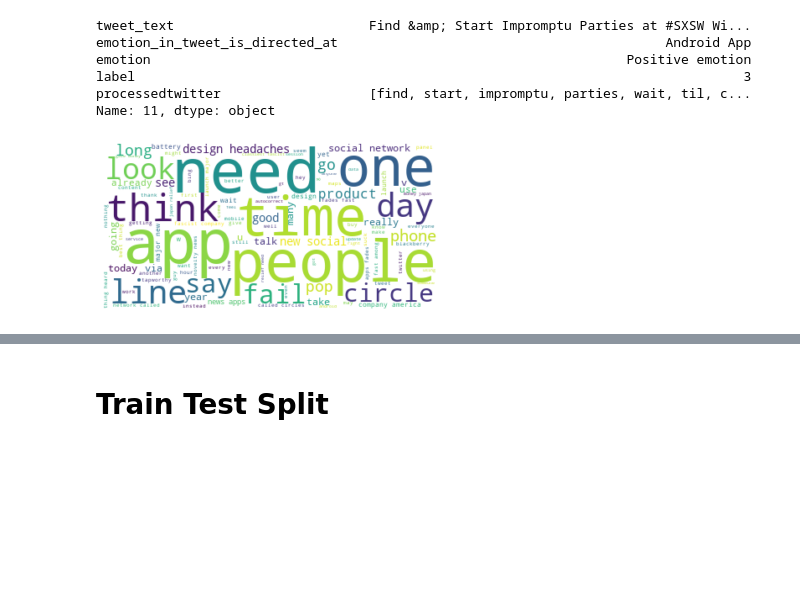
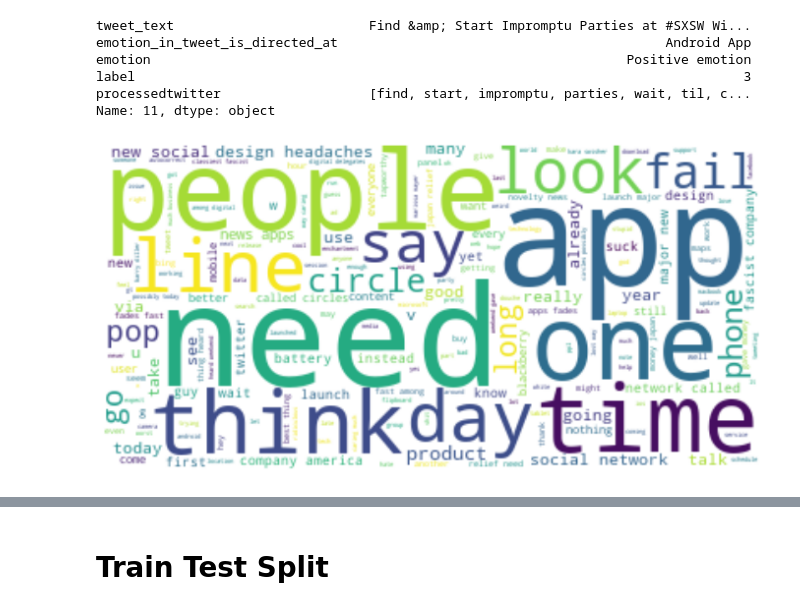
Before and after one commit to nate-walter/Twitter-NLP-Project, a Jupyter notebook: Phase-4-EDA_bretts_edits.ipynb, the cells around one changed output, grey strips where cells are left out. Saved outputs shown, nothing was run; the diff lists cells and outputs as text; code cells hidden in the pictures; blank space fills up the shorter version.

```diff
--- a/Phase-4-EDA_bretts_edits.ipynb
+++ b/Phase-4-EDA_bretts_edits.ipynb
@@ -204,22 +221,22 @@ positive_sentiment = ' '.join(map(str,  positive_sentiment))
 # %%
 from wordcloud import WordCloud
 from PIL import Image # converting images into arrays
 import matplotlib.pyplot as plt # for visualizing the data
 
 # instantiate a word cloud object
 wc = WordCloud(
     background_color='white',
     max_words=2000,
-
 )
 # generate the word cloud
 wc.generate(negative_sentiment)
 
+plt.figure(figsize=(12,10))
 plt.imshow(wc, interpolation='bilinear')
 plt.axis('off')
 plt.show()
 # %% [output]
-[figure, old version]
+[figure, new version]
 # %%
 from wordcloud import WordCloud
 from PIL import Image # converting images into arrays
```
Also changed, not shown: parts of 41 cells of this notebook, 1 other file.
